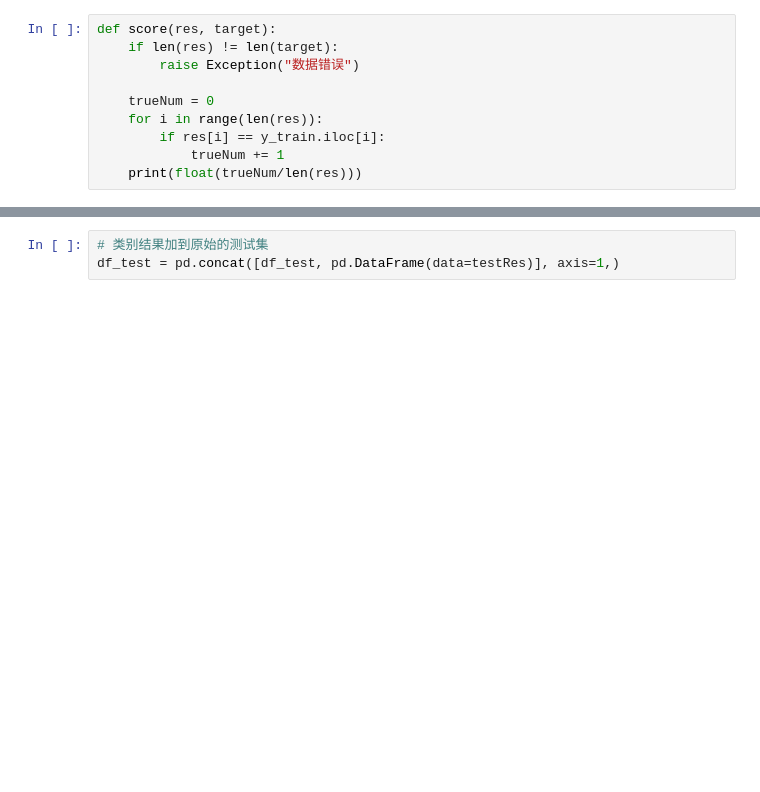
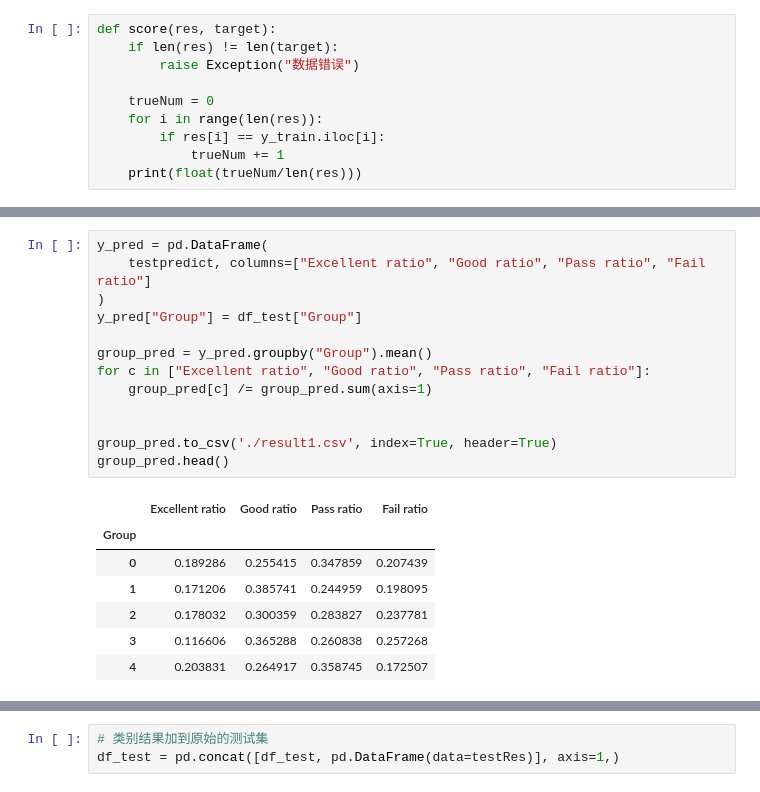
Before and after one commit to elgong/ccf-BDCI-2019-SIEMENS, a Jupyter notebook: code.ipynb, the cells around one changed output, grey strips where cells are left out. Saved outputs shown, nothing was run; the diff lists cells and outputs as text; blank space fills up the shorter version.

```diff
--- a/code.ipynb
+++ b/code.ipynb
@@ -315,0 +266,21 @@ testRes = rfc.predict(df_test.iloc[:,1:])
+# %%
+y_pred = pd.DataFrame(
+    testpredict, columns=["Excellent ratio", "Good ratio", "Pass ratio", "Fail ratio"]
+)
+y_pred["Group"] = df_test["Group"]
+
+group_pred = y_pred.groupby("Group").mean()
+for c in ["Excellent ratio", "Good ratio", "Pass ratio", "Fail ratio"]:
+    group_pred[c] /= group_pred.sum(axis=1)
+
+
+group_pred.to_csv('./result1.csv', index=True, header=True)
+group_pred.head()
+# %% [output]
+|  | Excellent ratio | Good ratio | Pass ratio | Fail ratio |
+| Group |  |  |  |  |
+| 0 | 0.189286 | 0.255415 | 0.347859 | 0.207439 |
+| 1 | 0.171206 | 0.385741 | 0.244959 | 0.198095 |
+| 2 | 0.178032 | 0.300359 | 0.283827 | 0.237781 |
+| 3 | 0.116606 | 0.365288 | 0.260838 | 0.257268 |
+| 4 | 0.203831 | 0.264917 | 0.358745 | 0.172507 |
```
Also changed, not shown: parts of 16 cells of this notebook, 7 other files.
